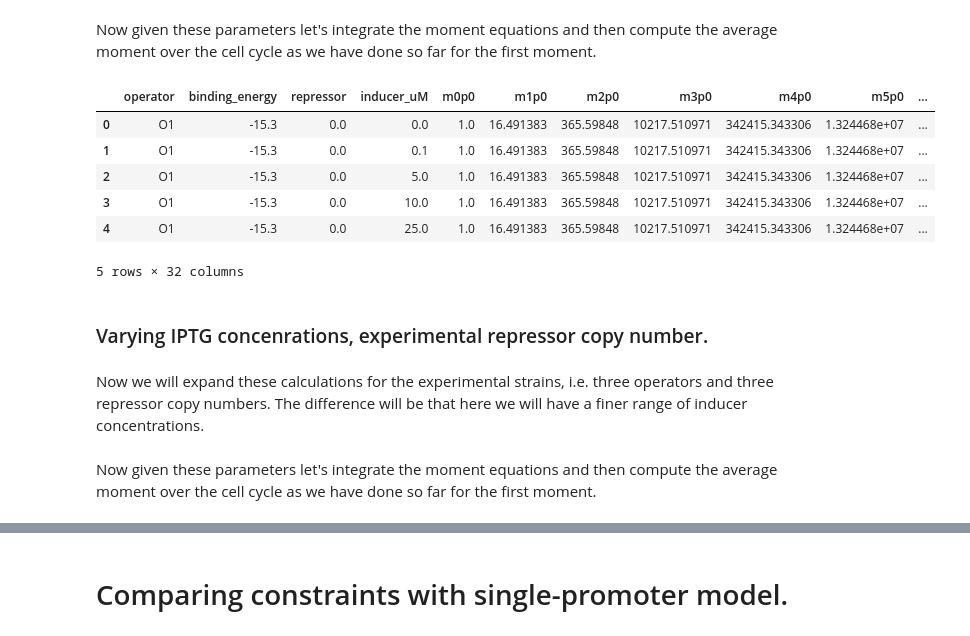
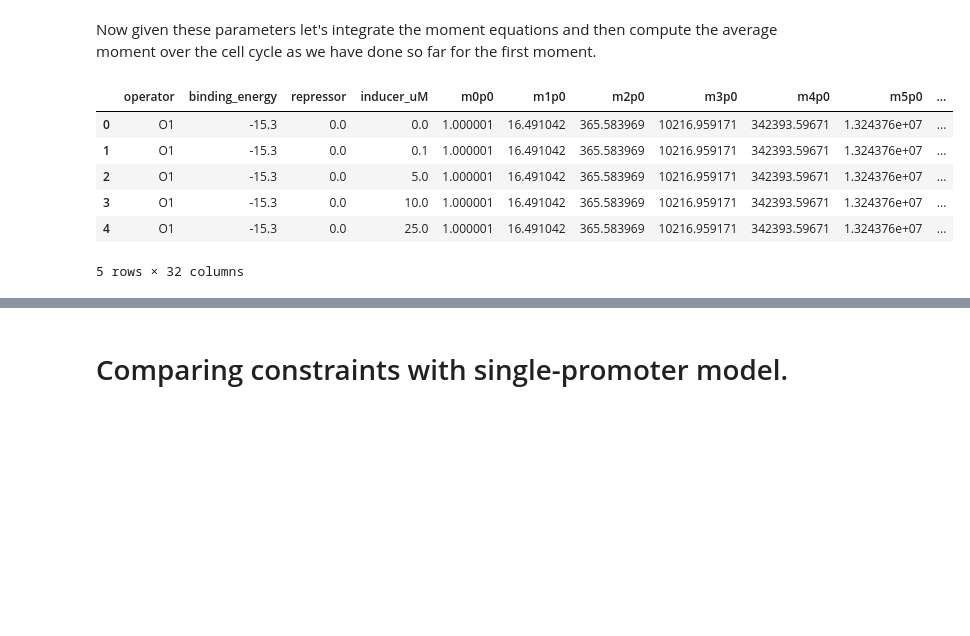
Before and after one commit to RPGroup-PBoC/chann_cap, a Jupyter notebook: src/theory/moment_dynamics_cell_division.ipynb, the cells around one changed output, grey strips where cells are left out. Drawn from its saved outputs; the diff is of its cells as text; code cells hidden in the pictures; blank space fills up the shorter version.

```diff
--- a/src/theory/moment_dynamics_cell_division.ipynb
+++ b/src/theory/moment_dynamics_cell_division.ipynb
@@ -896,11 +985,13 @@ for j, iptg in enumerate(iptg_array):
 
         # Generate matrices for dynamics
         # Single promoter
-        A_reg_s = A_mat_p_lam(kr_on, kr_off, kp_on, kp_off,
-                              rm, gm, rp, gp)
+        par_reg_s = [kr_on, kr_off, kp_on, kp_off, rm, gm, rp, 0]
         # Two promoters
-        A_reg_d = A_mat_p_lam(kr_on, kr_off, kp_on, kp_off,
-                              2 * rm, gm, rp, gp)
+        par_reg_d = [kr_on, kr_off, kp_on, kp_off, 2 * rm, gm, rp, 0]
+
+        # Initial conditions
+        A_reg_s_init = A_mat_reg_lam(kr_on, kr_off, kp_on, kp_off,
+                                   rm, gm, rp_init, gp_init)
 
         # Define initial conditions
         mom_init = np.zeros(len(expo_reg) * 3)
@@ -909,18 +1000,20 @@ for j, iptg in enumerate(iptg_array):
         mom_init[0] = 1
 
         # Define time on which to perform integration
-        t = np.linspace(0, 4000 * 60, 100000)
+        t = np.linspace(0, 4000 * 60, 10000)
         # Numerically integrate equations
         m_init = sp.integrate.odeint(dmomdt, mom_init, t,
-                                     args=(A_reg_s,))
+                                     args=(A_reg_s_init,))
         # Keep last time point as initial condition
         m_init = m_init[-1, :]
 
         # Integrate moment equations
         df = dmomdt_cycles(m_init, t_single, t_double,
-                           A_reg_s, A_reg_d, expo_reg,
-                           n_cycles,
-                           states=['P', 'E', 'R'], n_steps=3000)
+                           A_mat_reg_lam,
+                           par_reg_s, par_reg_d,
+                           expo_reg, n_cycles,
+                           states=['P', 'E', 'R'],
+                           n_steps=3000)
 
         # Keep only last cycle
         df = df[df['cycle'] == df['cycle'].max()]
@@ -1062,7 +1291,8 @@ var =  [t for t in itertools.product(*[operators, repressors, inducer])]
 Now given these parameters let's integrate the moment equations and then compute the average moment over the cell cycle as we have done so far for the first moment.
 # %%
 # Boolean indicating if computation should be performed
-compute_constraints = True
+compute_constraints = False
+
 if compute_constraints:
     # Initialize data frame to save the lagrange multipliers.
     names = ['operator', 'binding_energy', 'repressor', 'inducer_uM']
@@ -1091,11 +1321,13 @@ if compute_constraints:
 
         # Generate matrices for dynamics
         # Single promoter
-        A_reg_s = A_mat_p_lam(kr_on, kr_off, kp_on, kp_off,
-                              rm, gm, rp, gp)
+        par_reg_s = [kr_on, kr_off, kp_on, kp_off, rm, gm, rp, 0]
         # Two promoters
-        A_reg_d = A_mat_p_lam(kr_on, kr_off, kp_on, kp_off,
-                              2 * rm, gm, rp, gp)
+        par_reg_d = [kr_on, kr_off, kp_on, kp_off, 2 * rm, gm, rp, 0]
+
+        # Initial conditions
+        A_reg_s_init = A_mat_reg_lam(kr_on, kr_off, kp_on, kp_off,
+                                   rm, gm, rp_init, gp_init)
 
         # Define initial conditions
         mom_init = np.zeros(len(expo_reg) * 3)
@@ -1107,15 +1339,17 @@ if compute_constraints:
         t = np.linspace(0, 4000 * 60, 10000)
         # Numerically integrate equations
         m_init = sp.integrate.odeint(dmomdt, mom_init, t,
-                                     args=(A_reg_s,))
+                                     args=(A_reg_s_init,))
         # Keep last time point as initial condition
         m_init = m_init[-1, :]
 
         # Integrate moment equations
         df = dmomdt_cycles(m_init, t_single, t_double,
-                           A_reg_s, A_reg_d, expo_reg,
-                           n_cycles,
-                           states=['P', 'E', 'R'], n_steps=5000)
+                           A_mat_reg_lam,
+                           par_reg_s, par_reg_d,
+                           expo_reg, n_cycles,
+                           states=['P', 'E', 'R'],
+                           n_steps=3000)
 
         # Keep only last cycle
         df = df[df['cycle'] == df['cycle'].max()]
@@ -1137,40 +1371,36 @@ if compute_constraints:
             df_mom = df.loc[:, mom_bool].sum(axis=1)
 
             # Average moment and append it to list
             moms.append(sp.integrate.simps(df_mom * p_a_array,
                                            a_array))
 
         # Save results into series in order to append it to data frame
         series = pd.Series([op, eRA, rep, iptg] + moms,
                    index=names)
 
         return series
 
     # Run function in parallel
     constraint_series = Parallel(n_jobs=6)(delayed(constraints_parallel)(param)
                            for param in var)
 
     # Initialize data frame to save list of parameters
     df_constraints = pd.DataFrame([], columns=names)
 
     for s in constraint_series:
         df_constraints = df_constraints.append(s, ignore_index=True)
 
     # Save progress at each step
     df_constraints.to_csv(datadir + 'MaxEnt_multi_prom_constraints.csv',
               index=False)
 
 df_constraints = pd.read_csv(datadir + 'MaxEnt_multi_prom_constraints.csv')
 df_constraints.head()
 # %% [output]
 |  | operator | binding_energy | repressor | inducer_uM | m0p0 | m1p0 | m2p0 | m3p0 | m4p0 | m5p0 | ... |
-| 0 | O1 | -15.3 | 0.0 | 0.0 | 1.0 | 16.491383 | 365.59848 | 10217.510971 | 342415.343306 | 1.324468e+07 | ... |
-| 1 | O1 | -15.3 | 0.0 | 0.1 | 1.0 | 16.491383 | 365.59848 | 10217.510971 | 342415.343306 | 1.324468e+07 | ... |
-| 2 | O1 | -15.3 | 0.0 | 5.0 | 1.0 | 16.491383 | 365.59848 | 10217.510971 | 342415.343306 | 1.324468e+07 | ... |
-| 3 | O1 | -15.3 | 0.0 | 10.0 | 1.0 | 16.491383 | 365.59848 | 10217.510971 | 342415.343306 | 1.324468e+07 | ... |
-| 4 | O1 | -15.3 | 0.0 | 25.0 | 1.0 | 16.491383 | 365.59848 | 10217.510971 | 342415.343306 | 1.324468e+07 | ... |
+| 0 | O1 | -15.3 | 0.0 | 0.0 | 1.000001 | 16.491042 | 365.583969 | 10216.959171 | 342393.59671 | 1.324376e+07 | ... |
+| 1 | O1 | -15.3 | 0.0 | 0.1 | 1.000001 | 16.491042 | 365.583969 | 10216.959171 | 342393.59671 | 1.324376e+07 | ... |
+| 2 | O1 | -15.3 | 0.0 | 5.0 | 1.000001 | 16.491042 | 365.583969 | 10216.959171 | 342393.59671 | 1.324376e+07 | ... |
+| 3 | O1 | -15.3 | 0.0 | 10.0 | 1.000001 | 16.491042 | 365.583969 | 10216.959171 | 342393.59671 | 1.324376e+07 | ... |
+| 4 | O1 | -15.3 | 0.0 | 25.0 | 1.000001 | 16.491042 | 365.583969 | 10216.959171 | 342393.59671 | 1.324376e+07 | ... |
 5 rows × 32 columns
-# %% [markdown]
-### Varying IPTG concenrations, experimental repressor copy number.
-# %% [markdown]
-Now we will expand these calculations for the experimental strains, i.e. three operators and three repressor copy numbers. The difference will be that here we will have a finer range of inducer concentrations.
@@ -1192,2 +1406,0 @@ var =  [t for t in itertools.product(*[operators, repressors, inducer])]
-# %% [markdown]
-Now given these parameters let's integrate the moment equations and then compute the average moment over the cell cycle as we have done so far for the first moment.
```
Also changed, not shown: parts of 124 cells of this notebook.
